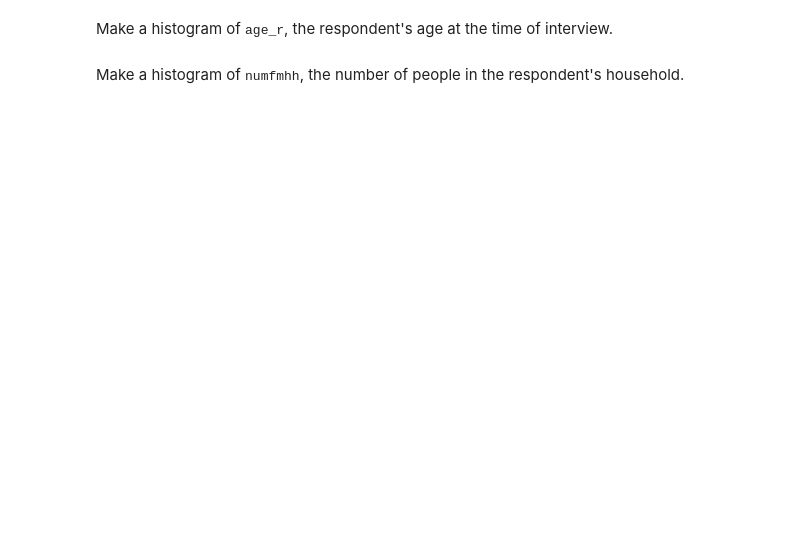
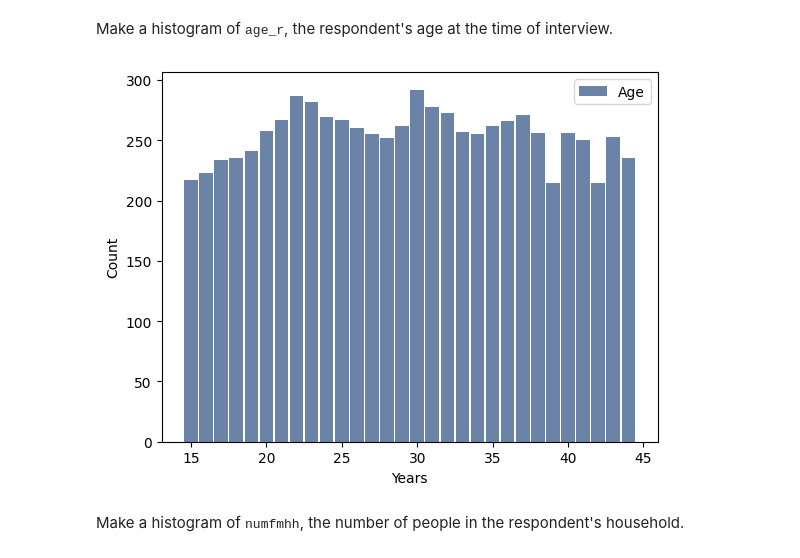
Before and after one commit to keineahnungking/MP2, a Jupyter notebook: chap02ex.ipynb, the cells around one changed output. Saved outputs shown, nothing was run; the diff lists cells and outputs as text; code cells hidden in the pictures; blank space fills up the shorter version.

```diff
--- a/chap02ex.ipynb
+++ b/chap02ex.ipynb
@@ -203,4 +302,10 @@ Make a histogram of <tt>totincr</tt> the total income for the respondent's famil
 # %% [markdown]
 Make a histogram of <tt>age_r</tt>, the respondent's age at the time of interview.
+# %%
+hist = thinkstats2.Hist(resp.age_r, label="Age")
+thinkplot.Hist(hist)
+thinkplot.config(xlabel="Years", ylabel="Count")
+# %% [output]
+[figure, added]
 # %% [markdown]
 Make a histogram of <tt>numfmhh</tt>, the number of people in the respondent's household.
```
Also changed, not shown: parts of 35 cells of this notebook.
